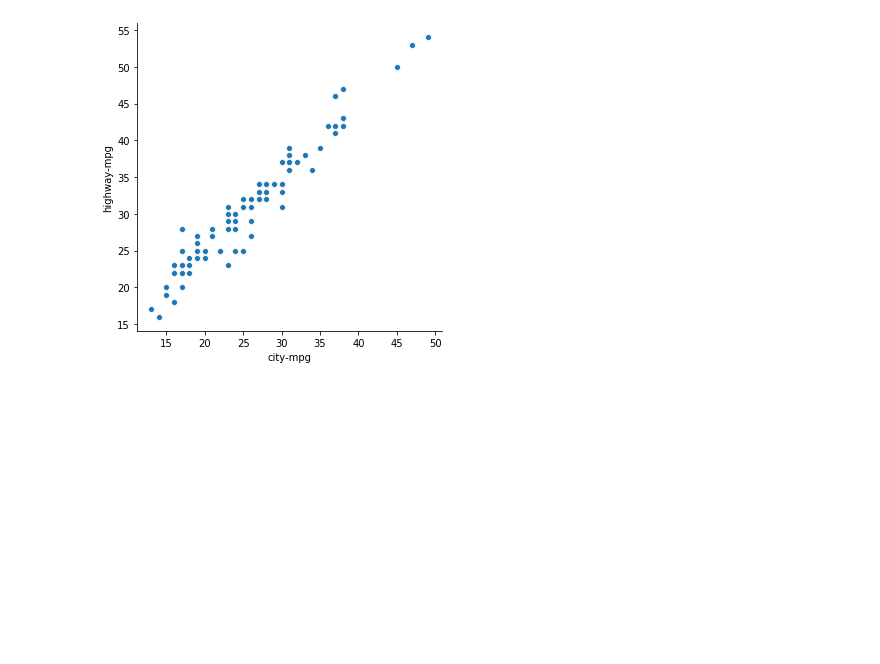
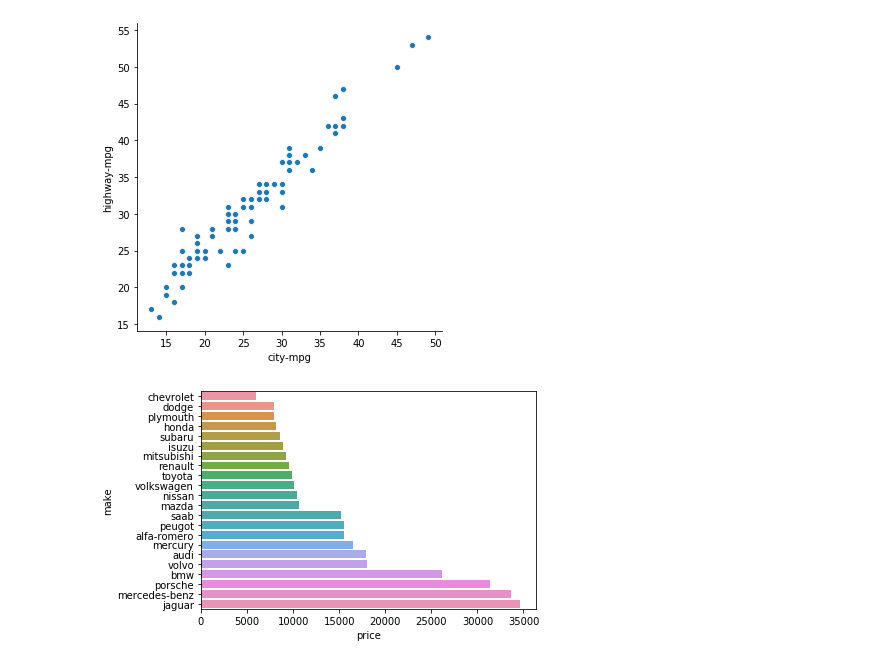
Before and after one commit to sateesh12/bin_utils, a Jupyter notebook: Automobile_EDA.ipynb, the cells around one changed output. Saved outputs shown, nothing was run; the diff lists cells and outputs as text; code cells hidden in the pictures; blank space fills up the shorter version.

Commit message:
Added code for OEM vs. price.

```diff
--- a/Automobile_EDA.ipynb
+++ b/Automobile_EDA.ipynb
@@ -471,3 +471,17 @@ sns.relplot(x='city-mpg', y='highway-mpg', data = veh_size_to_weight)
 <seaborn.axisgrid.FacetGrid at 0x...>
 [figure]
 [figure]
+# %%
+#Hypothesis 7: Plot average price vs. manufacturer name.
+df4 = df.groupby('make').mean()
+df4 = df4.sort_values(['price'])
+#Write this to a new version of datafile.
+df4.to_csv('Automotive_Cleaned_Dataset_V2.csv')
+
+#Now plotting using seaborn
+import seaborn as sns
+sns_data = sns.load_dataset("Automotive_Cleaned_Dataset_V2",data_home=os.path.dirname(os.path.abspath("Automotive_Cleaned_Dataset_V1")))
+chart = sns.barplot(x='price',y='make', data = sns_data)
+#chart.set_xticklabels(chart.get_xticklabels(), rotation=45,horizontalalignment='right')
+# %% [output]
+[figure, added]
```
